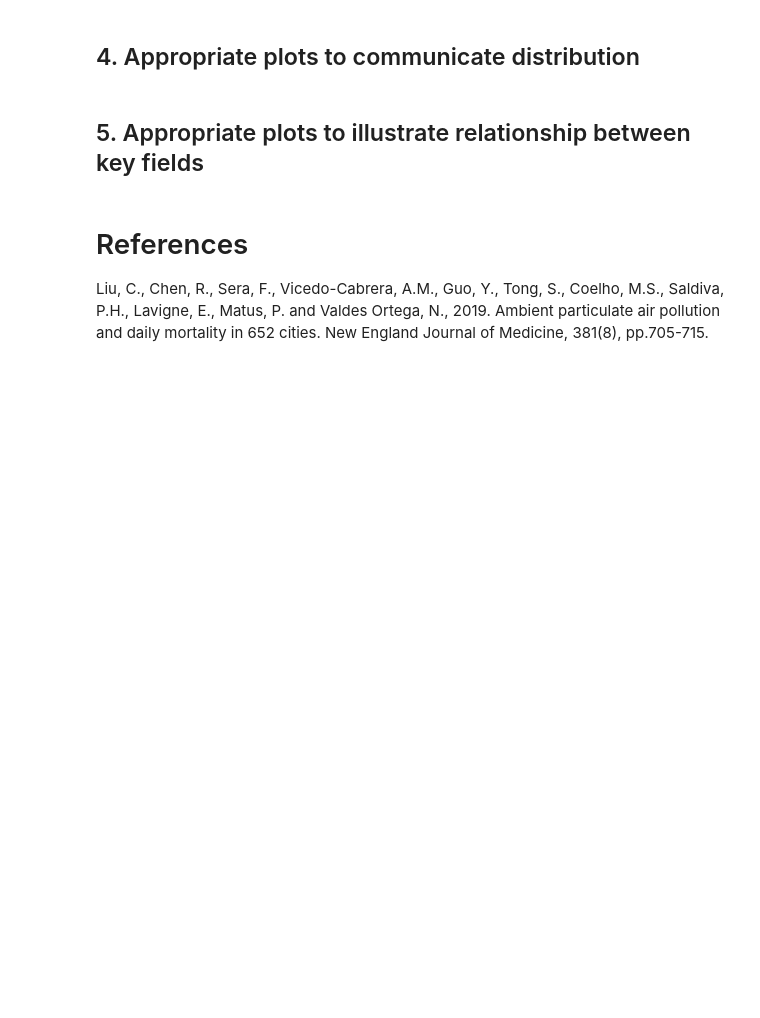
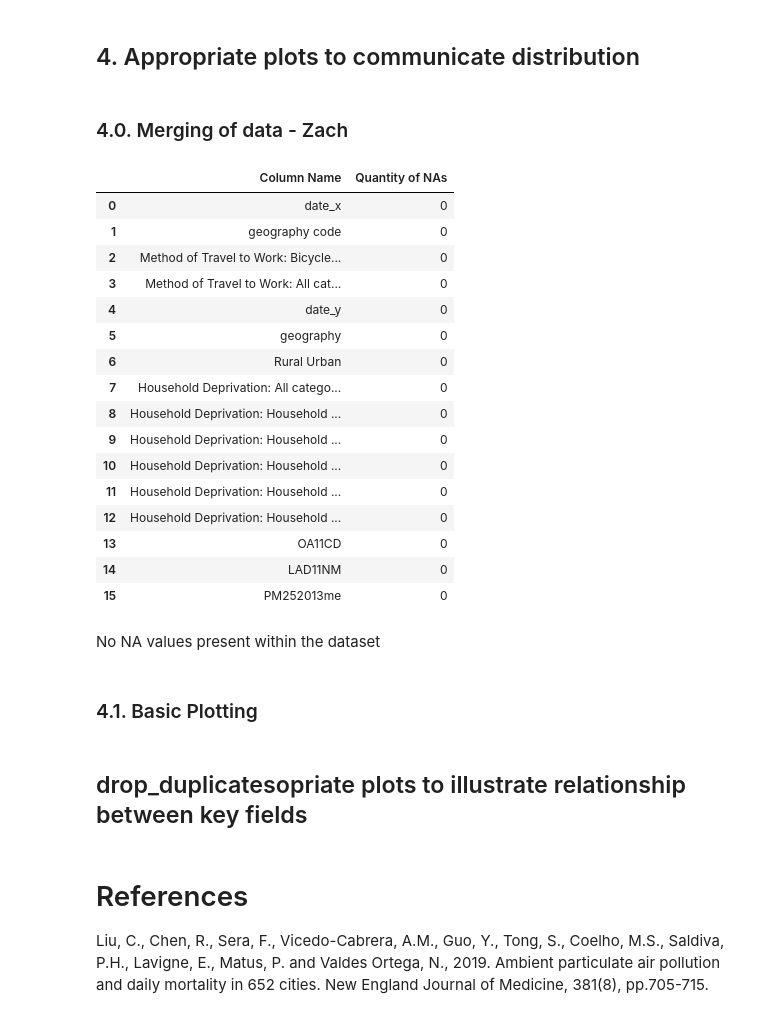
Before and after one commit to ZacharyP-E/qm_group25, a Jupyter notebook: qm_group_code.ipynb, the cells around one changed output. Cells and saved outputs as stored; diff of their text form; code cells hidden in the pictures; blank space fills up the shorter version.

```diff
--- a/qm_group_code.ipynb
+++ b/qm_group_code.ipynb
@@ -205,0 +208,3 @@ Data appears to be positvely skewed
+# %%
+#Applying a log function to the data
+aq_df["PMlog"] = np.log(aq_df["PM252013me"])
@@ -208,2 +215,36 @@ Data appears to be positvely skewed
 # %% [markdown]
 ## 4. Appropriate plots to communicate distribution
+# %% [markdown]
+### 4.0. Merging of data - Zach
+# %%
+#ZPE importing here as importing from link didn't work for me
+deprivation = pd.read_csv("data/deprivation_oa.csv")
+# %%
+#Merging the cycle to work data to deprivation data to form a main dataframe
+df = cycletowork.merge(deprivation, how="left", on="geography code")
+# %%
+#Adding the air quality data to the main dataframe
+df = df.merge(aq_df, how = "left", left_on="geography code", right_on="OA11CD")
+# %%
+#Identifying any NA values
+df.isna().sum().reset_index().rename(columns={"index":"Column Name", 0:"Quantity of NAs"})
+# %% [output]
+|  | Column Name | Quantity of NAs |
+| 0 | date_x | 0 |
+| 1 | geography code | 0 |
+| 2 | Method of Travel to Work: Bicycle... | 0 |
+| 3 | Method of Travel to Work: All cat... | 0 |
+| 4 | date_y | 0 |
+| 5 | geography | 0 |
+| 6 | Rural Urban | 0 |
+| 7 | Household Deprivation: All catego... | 0 |
+| 8 | Household Deprivation: Household ... | 0 |
+| 9 | Household Deprivation: Household ... | 0 |
+| 10 | Household Deprivation: Household ... | 0 |
+| 11 | Household Deprivation: Household ... | 0 |
+| 12 | Household Deprivation: Household ... | 0 |
+| 13 | OA11CD | 0 |
+| 14 | LAD11NM | 0 |
+| 15 | PM252013me | 0 |
+# %% [markdown]
+No NA values present within the dataset
@@ -210,5 +254,7 @@ Data appears to be positvely skewed
+# %% [markdown]
+### 4.1. Basic Plotting
 # %% [markdown]
-## 5. Appropriate plots to illustrate relationship between key fields
+## drop_duplicatesopriate plots to illustrate relationship between key fields
 # %% [markdown]
 # References
 
```
Also changed, not shown: parts of 11 cells of this notebook.
